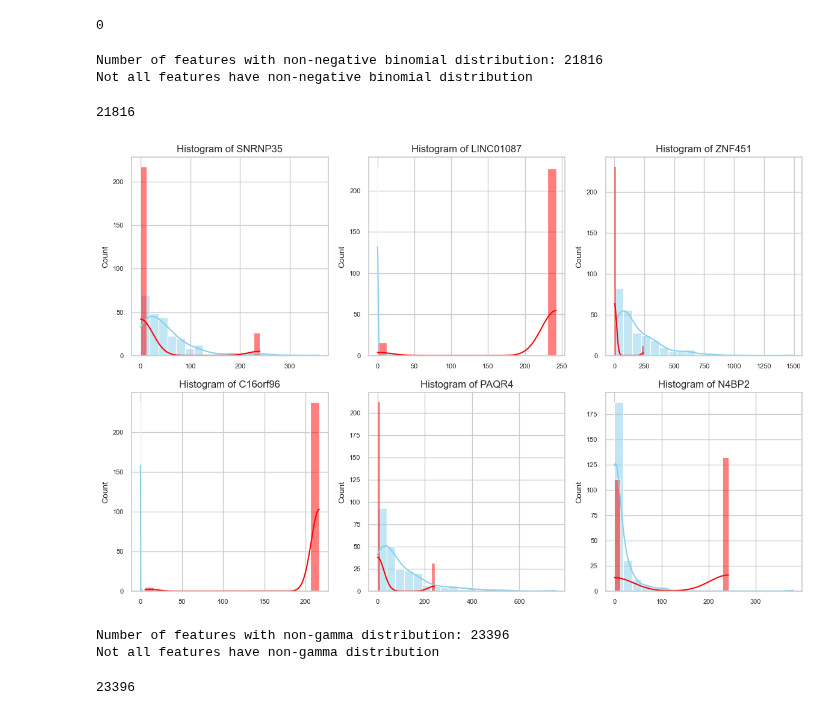
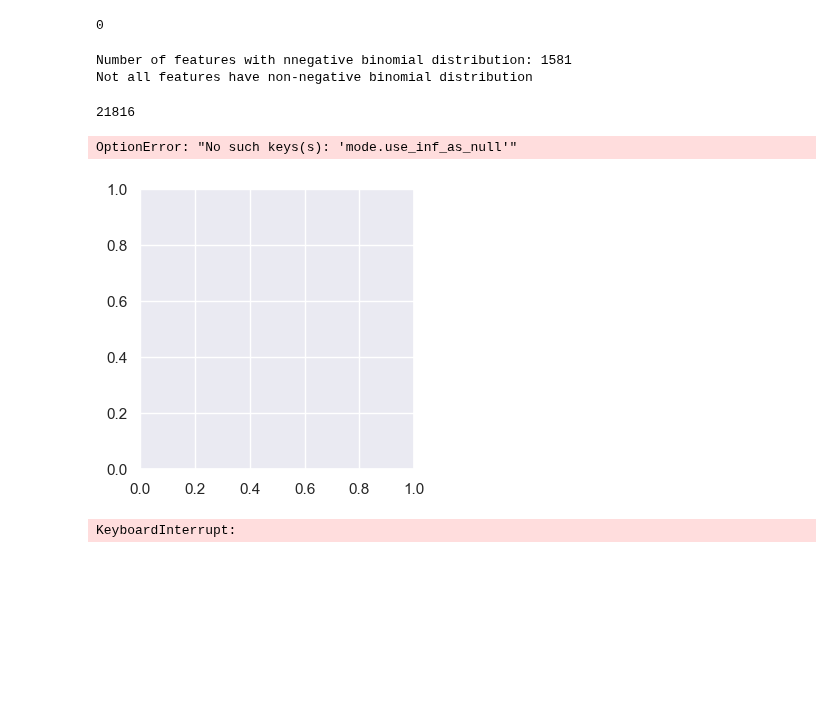
Before and after one commit to eghirardo/ai_lab, a Jupyter notebook: 1. HCC1806_dataprocessing.ipynb, the cells around one changed output. Drawn from its saved outputs; the diff is of its cells as text; code cells hidden in the pictures; blank space fills up the shorter version.

```diff
--- a/1. HCC1806_dataprocessing.ipynb
+++ b/1. HCC1806_dataprocessing.ipynb
@@ -712,7 +724,7 @@ def test_negative_binomial_distribution_per_feature(data):
         if p < 0.01:  #we set the significance level to 0.01 here, look for explanation in the text
             non_negative_binomial_count += 1
 
-    print("Number of features with non-negative binomial distribution:", non_negative_binomial_count)
+    print("Number of features with negative binomial distribution:", data.shape[1]-non_negative_binomial_count)
 
     if data.shape[1] == non_negative_binomial_count:
         print("All features have non-negative binomial distribution")
@@ -723,43 +735,44 @@ def test_negative_binomial_distribution_per_feature(data):
 
 test_negative_binomial_distribution_per_feature(merged)
 # %% [output]
-Number of features with non-negative binomial distribution: 21816
+Number of features with nnegative binomial distribution: 1581
 Not all features have non-negative binomial distribution
 21816
 # %%
 #now we visualize the empirical distribution against the negative binomial distribution for some columns
 from scipy.stats import nbinom
 
 np.random.seed(42)
 
 # Number of boxplots you want to create
 num_boxplots = 6
 
 # Randomly select column indices
 random_columns = np.random.choice(merged.columns[1:], num_boxplots, replace=False)
 
 fig = plt.figure(figsize=(12, 8))
 for i, column in enumerate(random_columns):  # Adjusted to only consider the first 5 columns
     plt.subplot(2, 3, i+1)  # Adjusted to fit in a 2x3 grid
     observed_values = merged[column].values  # Observed counts from your data
     mean = observed_values.mean()
     var = observed_values.var()
     size = mean ** 2 / (var - mean)
     prob = 1 - (mean / var)
     expected_values = nbinom.pmf(observed_values, size, prob) * len(observed_values)
     expected_values += 1e-10
-    sns.histplot(observed_values, kde=True, color='skyblue', label='Observed', bins=20)
-    sns.histplot(expected_values, kde=True, color='red', label='Negative Binomial', bins=20)
+    sns.histplot(observed_values, kde=True, color='skyblue', label='Observed')
+    sns.histplot(expected_values, kde=True, color='red', label='Negative Binomial')
     plt.title(f'Histogram of {column}', fontsize=12)
     plt.xlabel('')
     plt.ylabel('Count', fontsize=10)
     plt.xticks(fontsize=8)
     plt.yticks(fontsize=8)
     plt.grid(True)
 plt.tight_layout()
 plt.show()
 # %% [output]
+OptionError: "No such keys(s): 'mode.use_inf_as_null'"
-[figure, old version]
+[figure, new version]
 # %%
 from scipy.stats import gamma
 
@@ -790,6 +803,4 @@ def test_gamma_distribution_per_feature(data):
 
 test_gamma_distribution_per_feature(merged)
 # %% [output]
-Number of features with non-gamma distribution: 23396
-Not all features have non-gamma distribution
+KeyboardInterrupt:
-23396
```
Also changed, not shown: parts of 25 cells of this notebook.
